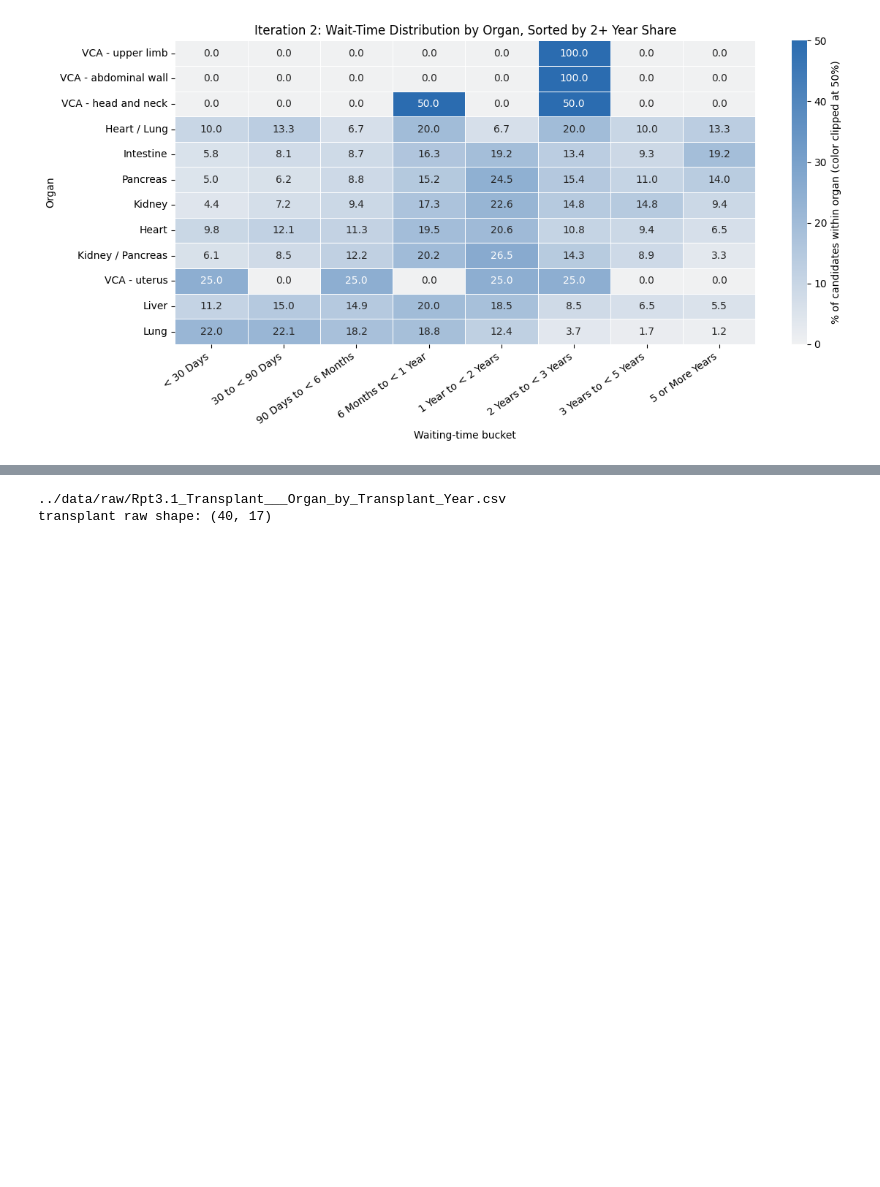
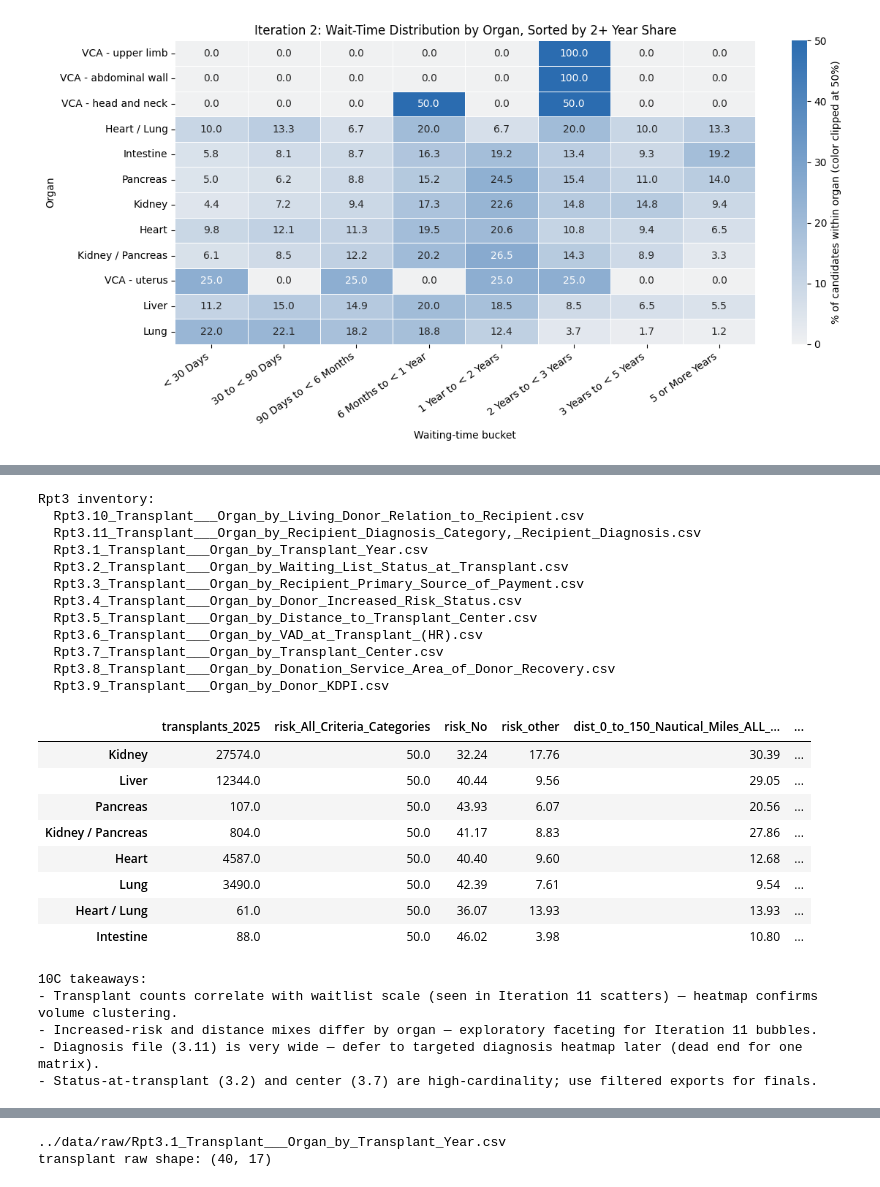
Before and after one commit to jlocke1979/dataunlocked-labs, a Jupyter notebook: apps/life_flow/assignments/assignment_04_relational/Exploratory/eda.ipynb, the cells around one changed output, grey strips where cells are left out. Drawn from its saved outputs; the diff is of its cells as text; code cells hidden in the pictures; blank space fills up the shorter version.

```diff
--- a/apps/life_flow/assignments/assignment_04_relational/Exploratory/eda.ipynb
+++ b/apps/life_flow/assignments/assignment_04_relational/Exploratory/eda.ipynb
@@ -467,0 +826,61 @@ plt.show()
+# %%
+# >>> ITERATION 10C CODE START <<<
+# =============================================================================
+# Iteration 10C — Transplant (Rpt3.* only)
+# =============================================================================
+print("Rpt3 inventory:")
+for p in sorted(RAW.glob("Rpt3.*.csv")):
+    print(" ", p.name)
+
+tx = row_as_series(read_wide(RAW / "Rpt3.1_Transplant___Organ_by_Transplant_Year.csv"), YEAR)
+tx_features = pd.DataFrame({f"transplants_{YEAR}": tx})
+tx_features = tx_features.loc[[o for o in MAIN_WAITLIST_ORGANS if o in tx_features.index]]
+
+risk = read_wide(RAW / "Rpt3.4_Transplant___Organ_by_Donor_Increased_Risk_Status.csv")
+risk_feat = category_share_features(risk, tx_features.index.tolist(), {"All Risk Status"}, "risk_", top_n=2)
+dist = read_wide(RAW / "Rpt3.5_Transplant___Organ_by_Distance_to_Transplant_Center.csv")
+dist_feat = category_share_features(dist, tx_features.index.tolist(), {"All Distances"}, "dist_", top_n=4)
+pay3 = read_wide(RAW / "Rpt3.3_Transplant___Organ_by_Recipient_Primary_Source_of_Payment.csv")
+pay3_feat = category_share_features(pay3, tx_features.index.tolist(), {"All Primary Payers"}, "txpay_", top_n=3)
+
+tx_full = tx_features.join([risk_feat, dist_feat, pay3_feat], how="left")
+display(tx_full.round(2))
+
+save_structure_heatmap(tx_features, "Iteration 10C — Transplant volume by organ", "transplant", "iteration_10c_transplant_structure_heatmap.png")
+save_abs_corr_heatmap(tx_features, "Iteration 10C — Transplant counts |correlation|", "transplant", "iteration_10c_transplant_corr_heatmap.png")
+
+print("""
+10C takeaways:
+- Transplant counts correlate with waitlist scale (seen in Iteration 11 scatters) — heatmap confirms volume clustering.
+- Increased-risk and distance mixes differ by organ — exploratory faceting for Iteration 11 bubbles.
+- Diagnosis file (3.11) is very wide — defer to targeted diagnosis heatmap later (dead end for one matrix).
+- Status-at-transplant (3.2) and center (3.7) are high-cardinality; use filtered exports for finals.
+""")
+# >>> ITERATION 10C CODE END <<<
+# %% [output]
+Rpt3 inventory:
+  Rpt3.10_Transplant___Organ_by_Living_Donor_Relation_to_Recipient.csv
+  Rpt3.11_Transplant___Organ_by_Recipient_Diagnosis_Category,_Recipient_Diagnosis.csv
+  Rpt3.1_Transplant___Organ_by_Transplant_Year.csv
+  Rpt3.2_Transplant___Organ_by_Waiting_List_Status_at_Transplant.csv
+  Rpt3.3_Transplant___Organ_by_Recipient_Primary_Source_of_Payment.csv
+  Rpt3.4_Transplant___Organ_by_Donor_Increased_Risk_Status.csv
+  Rpt3.5_Transplant___Organ_by_Distance_to_Transplant_Center.csv
+  Rpt3.6_Transplant___Organ_by_VAD_at_Transplant_(HR).csv
+  Rpt3.7_Transplant___Organ_by_Transplant_Center.csv
+  Rpt3.8_Transplant___Organ_by_Donation_Service_Area_of_Donor_Recovery.csv
+  Rpt3.9_Transplant___Organ_by_Donor_KDPI.csv
+|  | transplants_2025 | risk_All_Criteria_Categories | risk_No | risk_other | dist_0_to_150_Nautical_Miles_ALL_... | ... |
+| Kidney | 27574.0 | 50.0 | 32.24 | 17.76 | 30.39 | ... |
+| Liver | 12344.0 | 50.0 | 40.44 | 9.56 | 29.05 | ... |
+| Pancreas | 107.0 | 50.0 | 43.93 | 6.07 | 20.56 | ... |
+| Kidney / Pancreas | 804.0 | 50.0 | 41.17 | 8.83 | 27.86 | ... |
+| Heart | 4587.0 | 50.0 | 40.40 | 9.60 | 12.68 | ... |
+| Lung | 3490.0 | 50.0 | 42.39 | 7.61 | 9.54 | ... |
+| Heart / Lung | 61.0 | 50.0 | 36.07 | 13.93 | 13.93 | ... |
+| Intestine | 88.0 | 50.0 | 46.02 | 3.98 | 10.80 | ... |
+10C takeaways:
+- Transplant counts correlate with waitlist scale (seen in Iteration 11 scatters) — heatmap confirms volume clustering.
+- Increased-risk and distance mixes differ by organ — exploratory faceting for Iteration 11 bubbles.
+- Diagnosis file (3.11) is very wide — defer to targeted diagnosis heatmap later (dead end for one matrix).
+- Status-at-transplant (3.2) and center (3.7) are high-cardinality; use filtered exports for finals.
```
Also changed, not shown: parts of 43 cells of this notebook.
